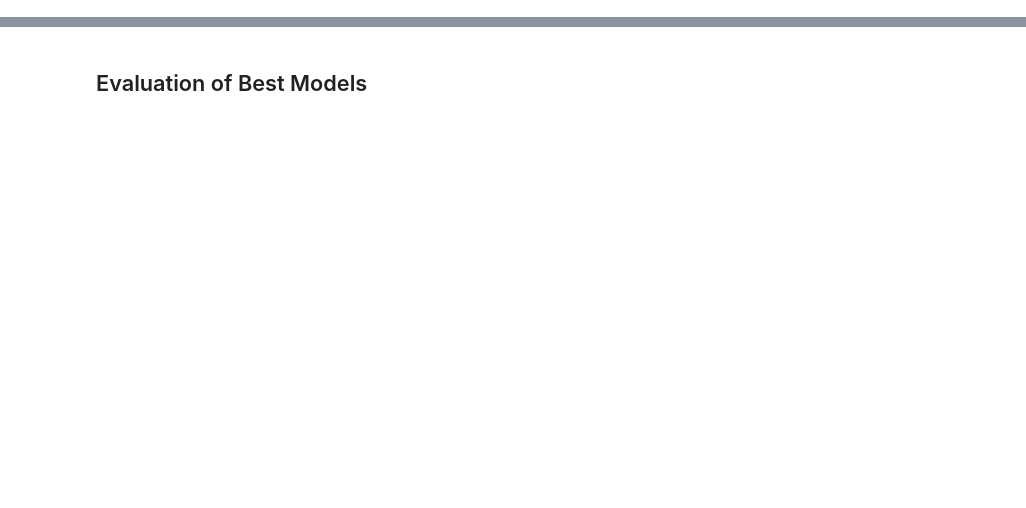
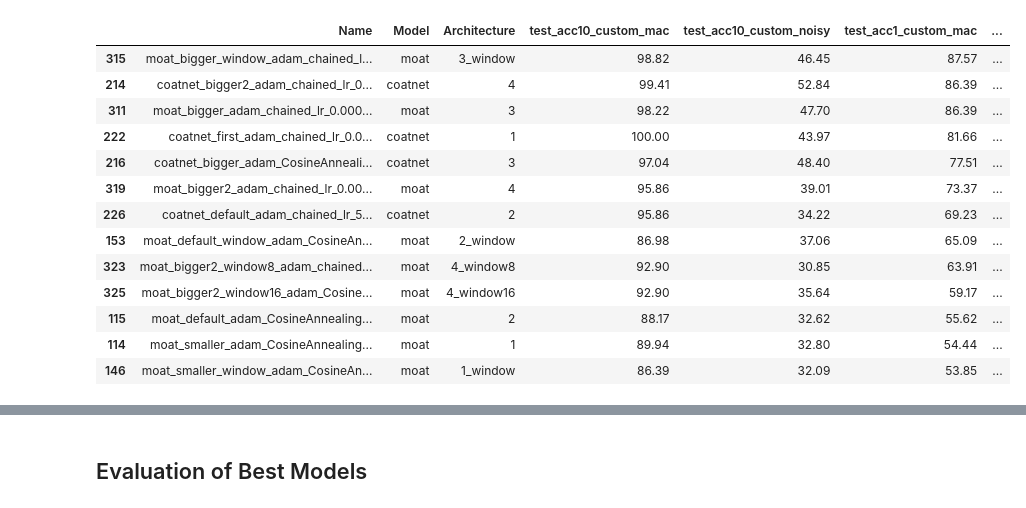
Before and after one commit to przybytniowskaj/KeystrokeDetection, a Jupyter notebook: notebooks/evaluation.ipynb, the cells around one changed output, grey strips where cells are left out. Cells and saved outputs as stored; diff of their text form; code cells hidden in the pictures; blank space fills up the shorter version.

```diff
--- a/notebooks/evaluation.ipynb
+++ b/notebooks/evaluation.ipynb
@@ -0,0 +178,19 @@
+# %%
+custom_mac_all = filter_for_dataset(runs, "custom_mac", True)
+custom_mac_all.to_csv("../results_summary/custom_mac_all.csv", index=False)
+custom_mac_all
+# %% [output]
+|  | Name | Model | Architecture | test_acc10_custom_mac | test_acc10_custom_noisy | test_acc1_custom_mac | ... |
+| 315 | moat_bigger_window_adam_chained_l... | moat | 3_window | 98.82 | 46.45 | 87.57 | ... |
+| 214 | coatnet_bigger2_adam_chained_lr_0... | coatnet | 4 | 99.41 | 52.84 | 86.39 | ... |
+| 311 | moat_bigger_adam_chained_lr_0.000... | moat | 3 | 98.22 | 47.70 | 86.39 | ... |
+| 222 | coatnet_first_adam_chained_lr_0.0... | coatnet | 1 | 100.00 | 43.97 | 81.66 | ... |
+| 216 | coatnet_bigger_adam_CosineAnneali... | coatnet | 3 | 97.04 | 48.40 | 77.51 | ... |
+| 319 | moat_bigger2_adam_chained_lr_0.00... | moat | 4 | 95.86 | 39.01 | 73.37 | ... |
+| 226 | coatnet_default_adam_chained_lr_5... | coatnet | 2 | 95.86 | 34.22 | 69.23 | ... |
+| 153 | moat_default_window_adam_CosineAn... | moat | 2_window | 86.98 | 37.06 | 65.09 | ... |
+| 323 | moat_bigger2_window8_adam_chained... | moat | 4_window8 | 92.90 | 30.85 | 63.91 | ... |
+| 325 | moat_bigger2_window16_adam_Cosine... | moat | 4_window16 | 92.90 | 35.64 | 59.17 | ... |
+| 115 | moat_default_adam_CosineAnnealing... | moat | 2 | 88.17 | 32.62 | 55.62 | ... |
+| 114 | moat_smaller_adam_CosineAnnealing... | moat | 1 | 89.94 | 32.80 | 54.44 | ... |
+| 146 | moat_smaller_window_adam_CosineAn... | moat | 1_window | 86.39 | 32.09 | 53.85 | ... |
```
Also changed, not shown: parts of 21 cells of this notebook, 5 other files.
